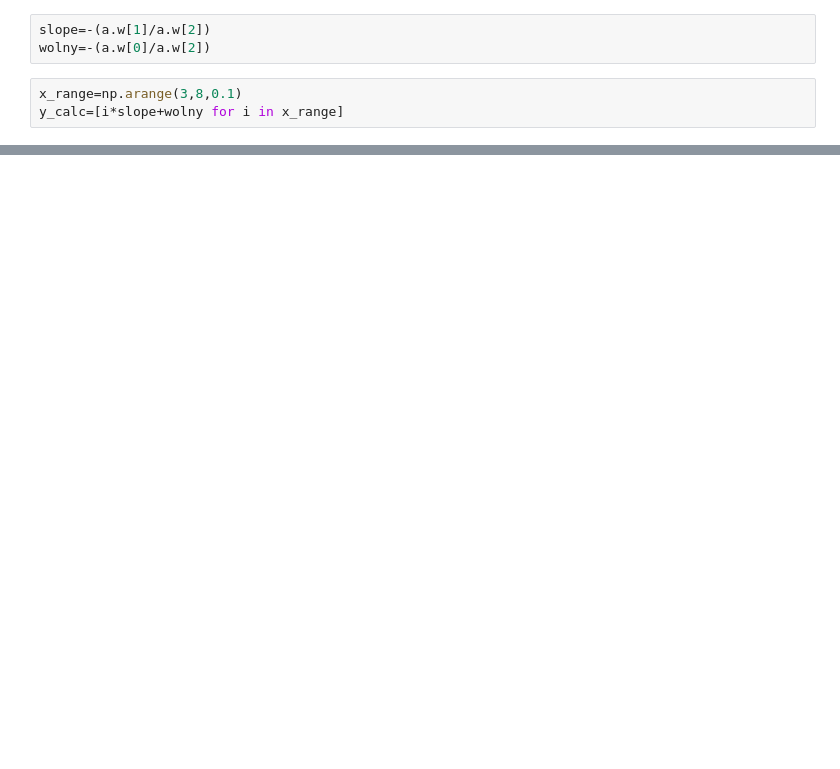
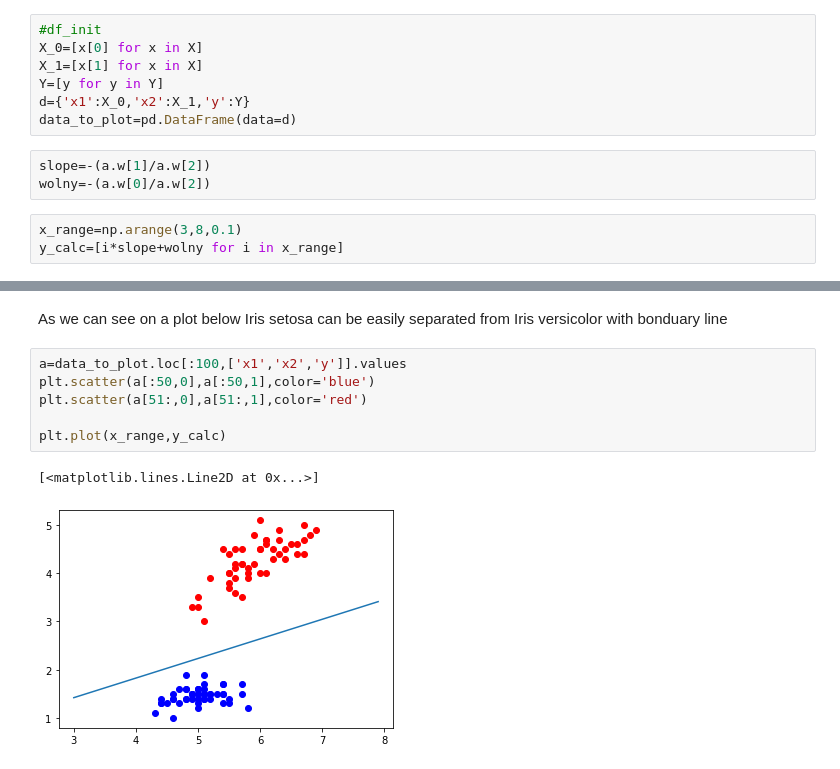
Before and after one commit to Martinolamp/Perceptron, a Jupyter notebook: Perceptron_object_oriented.ipynb, the cells around one changed output, grey strips where cells are left out. Cells and saved outputs as stored; diff of their text form; blank space fills up the shorter version.

```diff
--- a/Perceptron_object_oriented.ipynb
+++ b/Perceptron_object_oriented.ipynb
@@ -96,3 +98,10 @@ with open('iris-write-from-docker.csv')as file:
+# %%
+#df_init
+X_0=[x[0] for x in X]
+X_1=[x[1] for x in X]
+Y=[y for y in Y]
+d={'x1':X_0,'x2':X_1,'y':Y}
+data_to_plot=pd.DataFrame(data=d)
 # %%
 slope=-(a.w[1]/a.w[2])
 wolny=-(a.w[0]/a.w[2])
@@ -117,0 +111,11 @@ x_2=[x[1] for x in X]
+# %% [markdown]
+As we can see on a plot below Iris setosa can be easily separated from Iris versicolor with bonduary line
+# %%
+a=data_to_plot.loc[:100,['x1','x2','y']].values
+plt.scatter(a[:50,0],a[:50,1],color='blue')
+plt.scatter(a[51:,0],a[51:,1],color='red')
+
+plt.plot(x_range,y_calc)
+# %% [output]
+[<matplotlib.lines.Line2D at 0x...>]
+[figure, added]
```
Also changed, not shown: parts of 26 cells of this notebook.
